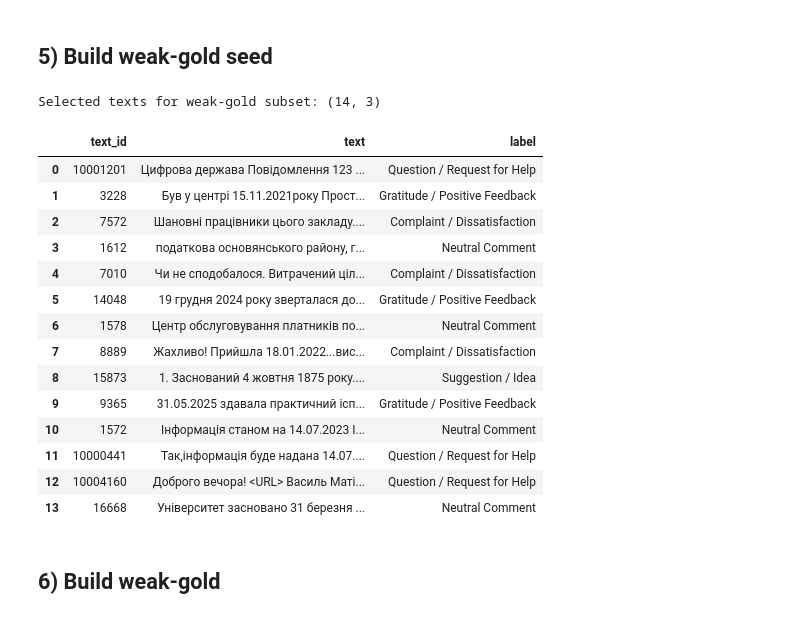
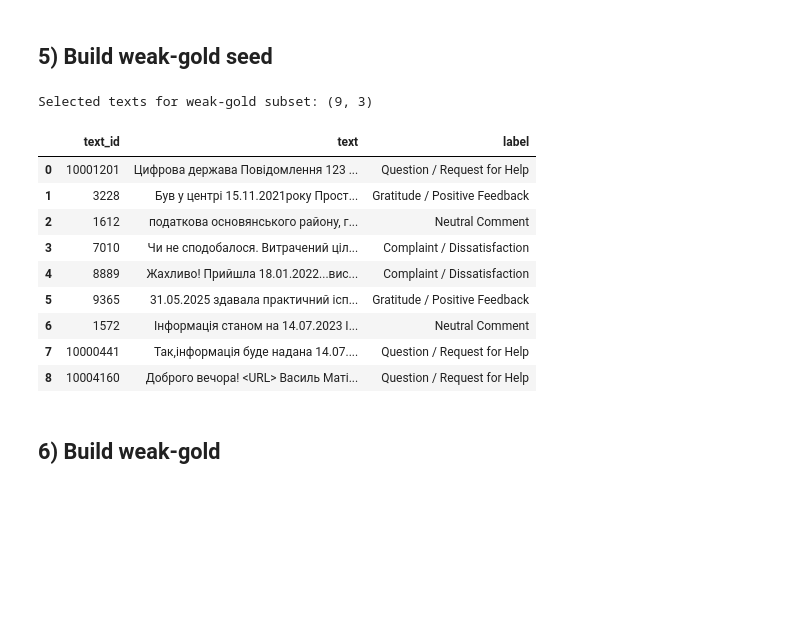
Before and after one commit to velotsuraptor/nlp_labs, a Jupyter notebook: project_lab4/notebooks/lab4_rule_based_ie_corrected.ipynb, the cells around one changed output. Cells and saved outputs as stored; diff of their text form; code cells hidden in the pictures; blank space fills up the shorter version.

```diff
--- a/project_lab4/notebooks/lab4_rule_based_ie_corrected.ipynb
+++ b/project_lab4/notebooks/lab4_rule_based_ie_corrected.ipynb
@@ -66,36 +66,38 @@ sample[["text_id", "text", "ie"]]
 # %% [markdown]
 ## 5) Build weak-gold seed
 # %%
-date_mask = cand["text"].astype(str).str.contains(date_pat, regex=True, case=False, na=False)
-city_mask = cand["text"].astype(str).str.contains(city_pat, regex=True, case=False, na=False)
-doc_mask = cand["text"].astype(str).str.contains(doc_pat, regex=True, case=False, na=False)
+cand = df[['text_id', 'text', 'label']].copy()
 
-date_seed = cand.loc[date_mask, ["text_id", "text", "label"]].head(15)
-city_seed = cand.loc[city_mask, ["text_id", "text", "label"]].head(15)
-doc_seed = cand.loc[doc_mask, ["text_id", "text", "label"]].head(15)
+# broad candidate patterns for weak-gold seed mining
+date_pat = r"\b\d{1,2}[./-]\d{1,2}[./-]\d{4}\b|\b\d{1,2}\s+(січня|лютого|березня|квітня|травня|червня|липня|серпня|вересня|жовтня|листопада|грудня)\b"
+city_pat = r"\b(Київ|Львів|Харків|Одеса|Дніпро|Чернівці|Суми|Полтава|Тернопіль|Івано-Франківськ|Ужгород|Запоріжжя|Миколаїв|Херсон|Черкаси|Житомир|Рівне|Луцьк|Хмельницький|Вінниця|Чернігів|Кропивницький)\w*\b"
+doc_pat = r"\b(повідомлення|заява|документ|звернення|рішення|договір|запит|лист)\s*№?\s*\d{1,10}\b|№\s*\d{1,10}\b"
 
-gold_seed = pd.concat([date_seed, city_seed, doc_seed], ignore_index=True).drop_duplicates(subset=["text_id"])
+date_mask = cand['text'].astype(str).str.contains(date_pat, regex=True, case=False, na=False)
+city_mask = cand['text'].astype(str).str.contains(city_pat, regex=True, case=False, na=False)
+doc_mask = cand['text'].astype(str).str.contains(doc_pat, regex=True, case=False, na=False)
+
+date_seed = cand.loc[date_mask, ['text_id', 'text', 'label']].head(15)
+city_seed = cand.loc[city_mask, ['text_id', 'text', 'label']].head(15)
+doc_seed = cand.loc[doc_mask, ['text_id', 'text', 'label']].head(15)
+
+gold_seed = pd.concat([date_seed, city_seed, doc_seed], ignore_index=True).drop_duplicates(subset=['text_id'])
 gold_seed = gold_seed.reset_index(drop=True)
 
-print("Selected texts for weak-gold subset:", gold_seed.shape)
+print('Selected texts for weak-gold subset:', gold_seed.shape)
 gold_seed.head(20)
 # %% [output]
-Selected texts for weak-gold subset: (14, 3)
+Selected texts for weak-gold subset: (9, 3)
 |  | text_id | text | label |
 | 0 | 10001201 | Цифрова держава Повідомлення 123 ... | Question / Request for Help |
 | 1 | 3228 | Був у центрі 15.11.2021року Прост... | Gratitude / Positive Feedback |
-| 2 | 7572 | Шановні працівники цього закладу.... | Complaint / Dissatisfaction |
-| 3 | 1612 | податкова основянського району, г... | Neutral Comment |
-| 4 | 7010 | Чи не сподобалося. Витрачений ціл... | Complaint / Dissatisfaction |
-| 5 | 14048 | 19 грудня 2024 року зверталася до... | Gratitude / Positive Feedback |
-| 6 | 1578 | Центр обслуговування платників по... | Neutral Comment |
-| 7 | 8889 | Жахливо! Прийшла 18.01.2022...вис... | Complaint / Dissatisfaction |
-| 8 | 15873 | 1. Заснований 4 жовтня 1875 року.... | Suggestion / Idea |
-| 9 | 9365 | 31.05.2025 здавала практичний ісп... | Gratitude / Positive Feedback |
-| 10 | 1572 | Інформація станом на 14.07.2023 І... | Neutral Comment |
-| 11 | 10000441 | Так,інформація буде надана 14.07.... | Question / Request for Help |
-| 12 | 10004160 | Доброго вечора! <URL> Василь Маті... | Question / Request for Help |
-| 13 | 16668 | Університет засновано 31 березня ... | Neutral Comment |
+| 2 | 1612 | податкова основянського району, г... | Neutral Comment |
+| 3 | 7010 | Чи не сподобалося. Витрачений ціл... | Complaint / Dissatisfaction |
+| 4 | 8889 | Жахливо! Прийшла 18.01.2022...вис... | Complaint / Dissatisfaction |
+| 5 | 9365 | 31.05.2025 здавала практичний ісп... | Gratitude / Positive Feedback |
+| 6 | 1572 | Інформація станом на 14.07.2023 І... | Neutral Comment |
+| 7 | 10000441 | Так,інформація буде надана 14.07.... | Question / Request for Help |
+| 8 | 10004160 | Доброго вечора! <URL> Василь Маті... | Question / Request for Help |
 # %% [markdown]
 ## 6) Build weak-gold
 # %%
```
Also changed, not shown: parts of 4 cells of this notebook, 27 other files.
